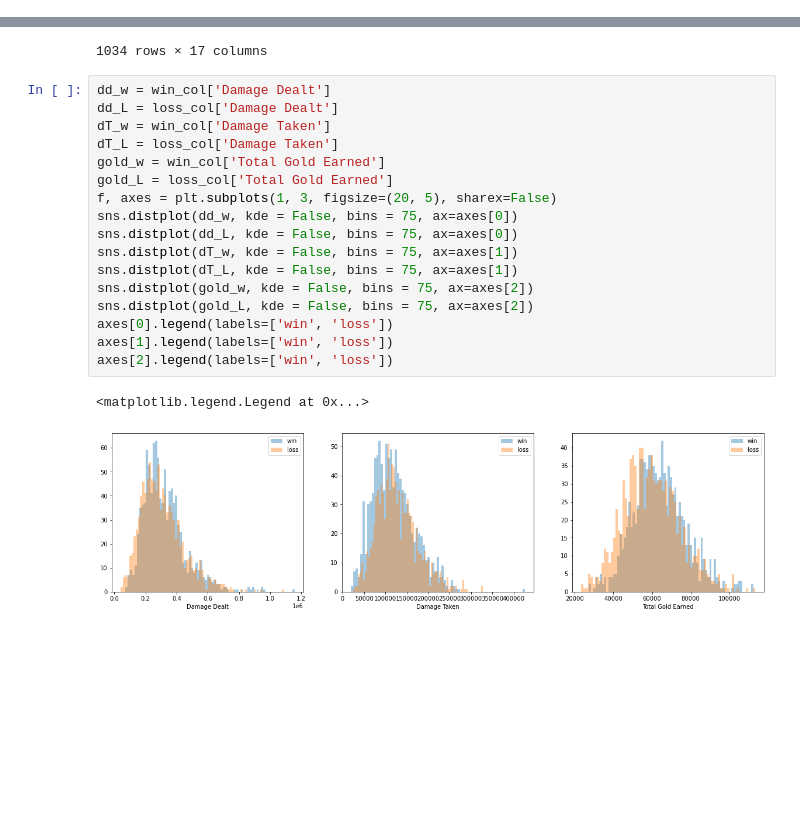
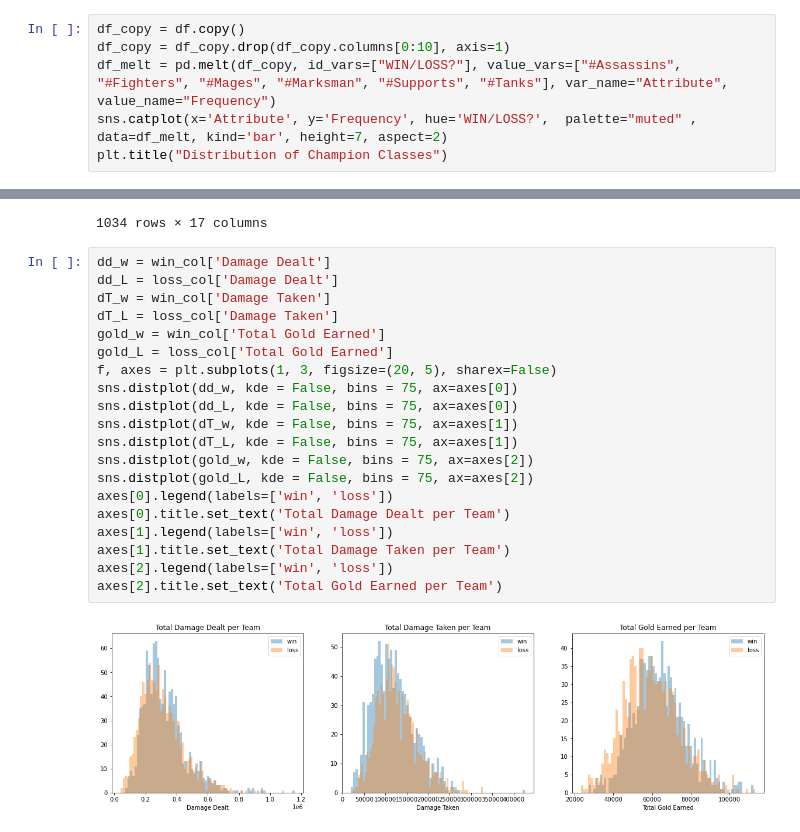
Before and after one commit to VickusWan/League_ARAM_prediction_model, a Jupyter notebook: League DATA VIZ.ipynb, the cells around one changed output, grey strips where cells are left out. Saved outputs shown, nothing was run; the diff lists cells and outputs as text; blank space fills up the shorter version.

```diff
--- a/League DATA VIZ.ipynb
+++ b/League DATA VIZ.ipynb
@@ -54,3 +54,9 @@ axes[1].set_title('Distribution Losing Champion Classes')
 # %% [output]
 Text(0.5, 1.0, 'Distribution Losing Champion Classes')
 [figure]
+# %%
+df_copy = df.copy()
+df_copy = df_copy.drop(df_copy.columns[0:10], axis=1)
+df_melt = pd.melt(df_copy, id_vars=["WIN/LOSS?"], value_vars=["#Assassins", "#Fighters", "#Mages", "#Marksman", "#Supports", "#Tanks"], var_name="Attribute", value_name="Frequency")
+sns.catplot(x='Attribute', y='Frequency', hue='WIN/LOSS?',  palette="muted" , data=df_melt, kind='bar', height=7, aspect=2)
+plt.title("Distribution of Champion Classes")
@@ -75,23 +84,25 @@ win_col
 # %%
 dd_w = win_col['Damage Dealt']
 dd_L = loss_col['Damage Dealt']
 dT_w = win_col['Damage Taken']
 dT_L = loss_col['Damage Taken']
 gold_w = win_col['Total Gold Earned']
 gold_L = loss_col['Total Gold Earned']
 f, axes = plt.subplots(1, 3, figsize=(20, 5), sharex=False)
 sns.distplot(dd_w, kde = False, bins = 75, ax=axes[0])
 sns.distplot(dd_L, kde = False, bins = 75, ax=axes[0])
 sns.distplot(dT_w, kde = False, bins = 75, ax=axes[1])
 sns.distplot(dT_L, kde = False, bins = 75, ax=axes[1])
 sns.distplot(gold_w, kde = False, bins = 75, ax=axes[2])
 sns.distplot(gold_L, kde = False, bins = 75, ax=axes[2])
 axes[0].legend(labels=['win', 'loss'])
+axes[0].title.set_text('Total Damage Dealt per Team')
 axes[1].legend(labels=['win', 'loss'])
+axes[1].title.set_text('Total Damage Taken per Team')
 axes[2].legend(labels=['win', 'loss'])
+axes[2].title.set_text('Total Gold Earned per Team')
 # %% [output]
-<matplotlib.legend.Legend at 0x...>
-[figure, old version]
+[figure, new version]
 # %%
 sns.scatterplot(data=win_col, x='total assists', y='total deaths', color='skyblue', legend = 'full')
 sns.scatterplot(data=loss_col, x='total assists', y='total deaths', color='sandybrown', legend = 'full')
```
Also changed, not shown: parts of 2 cells of this notebook.
